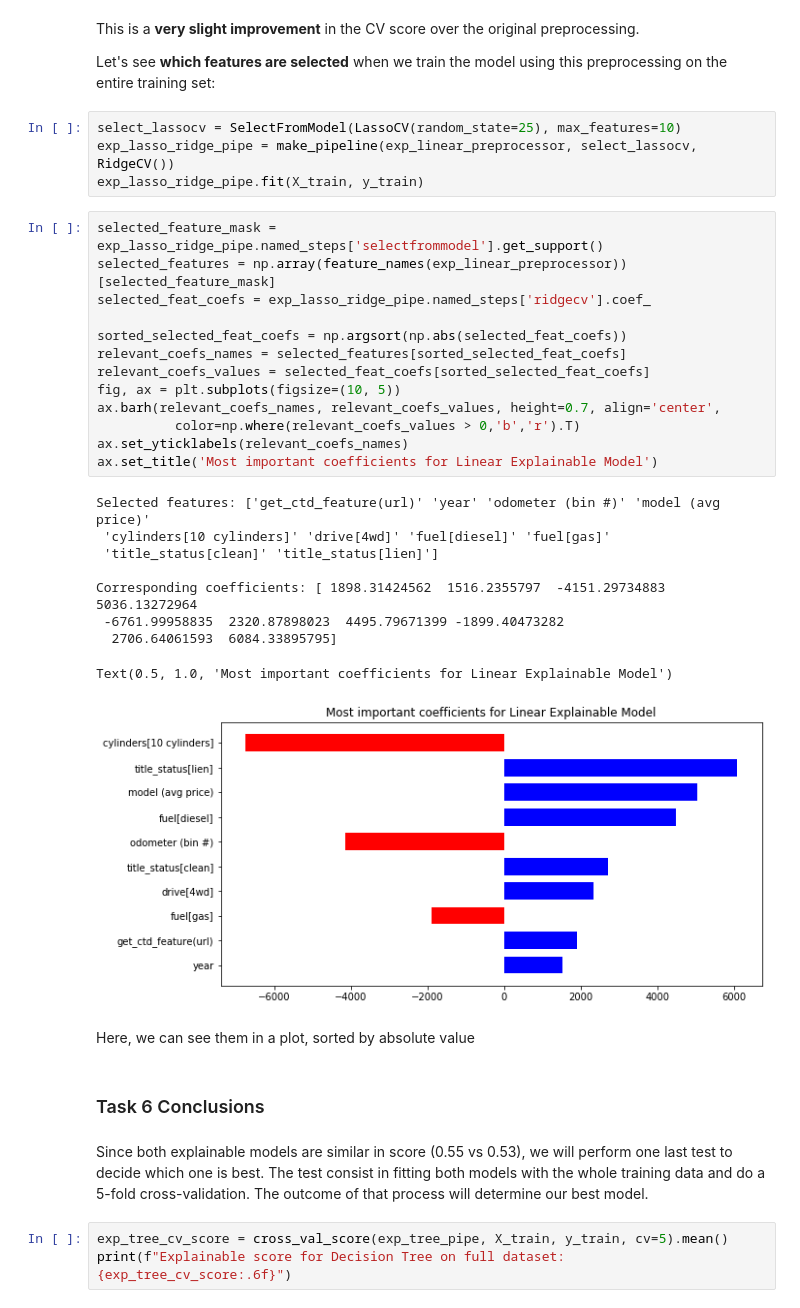
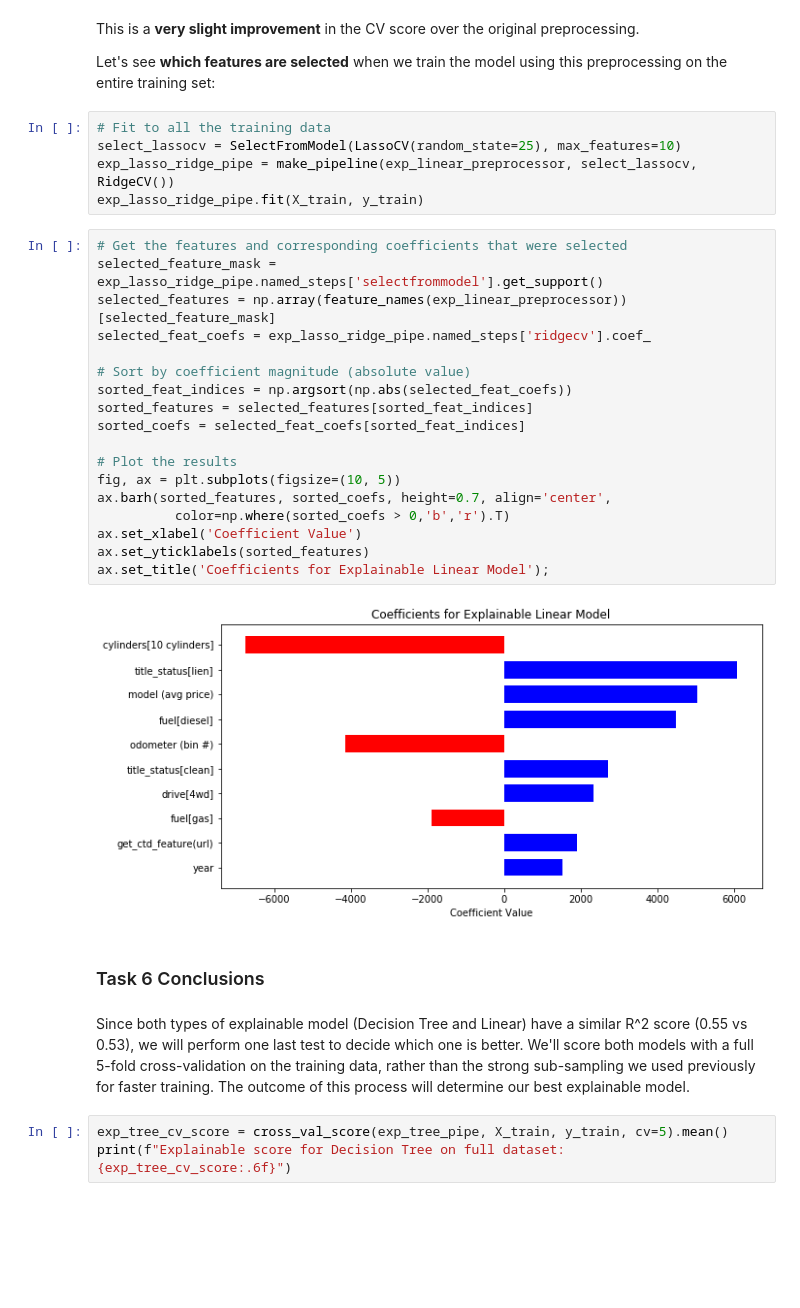
Before and after one commit to AppliedML2020/assignment-3-tomas-larrain, a Jupyter notebook: hw-3.ipynb, the cells around one changed output. Drawn from its saved outputs; the diff is of its cells as text; blank space fills up the shorter version.

```diff
--- a/hw-3.ipynb
+++ b/hw-3.ipynb
@@ -1680,38 +1686,34 @@ This is a **very slight improvement** in the CV score over the original preproce
 
 Let's see **which features are selected** when we train the model using this preprocessing on the entire training set:
 # %%
+# Fit to all the training data
 select_lassocv = SelectFromModel(LassoCV(random_state=25), max_features=10)
 exp_lasso_ridge_pipe = make_pipeline(exp_linear_preprocessor, select_lassocv, RidgeCV())
 exp_lasso_ridge_pipe.fit(X_train, y_train)
 # %%
+# Get the features and corresponding coefficients that were selected
 selected_feature_mask = exp_lasso_ridge_pipe.named_steps['selectfrommodel'].get_support()
 selected_features = np.array(feature_names(exp_linear_preprocessor))[selected_feature_mask]
 selected_feat_coefs = exp_lasso_ridge_pipe.named_steps['ridgecv'].coef_
 
-sorted_selected_feat_coefs = np.argsort(np.abs(selected_feat_coefs))
-relevant_coefs_names = selected_features[sorted_selected_feat_coefs]
-relevant_coefs_values = selected_feat_coefs[sorted_selected_feat_coefs]
+# Sort by coefficient magnitude (absolute value)
+sorted_feat_indices = np.argsort(np.abs(selected_feat_coefs))
+sorted_features = selected_features[sorted_feat_indices]
+sorted_coefs = selected_feat_coefs[sorted_feat_indices]
+
+# Plot the results
 fig, ax = plt.subplots(figsize=(10, 5))
-ax.barh(relevant_coefs_names, relevant_coefs_values, height=0.7, align='center',
-          color=np.where(relevant_coefs_values > 0,'b','r').T)
-ax.set_yticklabels(relevant_coefs_names)
-ax.set_title('Most important coefficients for Linear Explainable Model')
+ax.barh(sorted_features, sorted_coefs, height=0.7, align='center',
+          color=np.where(sorted_coefs > 0,'b','r').T)
+ax.set_xlabel('Coefficient Value')
+ax.set_yticklabels(sorted_features)
+ax.set_title('Coefficients for Explainable Linear Model');
 # %% [output]
-Selected features: ['get_ctd_feature(url)' 'year' 'odometer (bin #)' 'model (avg price)'
- 'cylinders[10 cylinders]' 'drive[4wd]' 'fuel[diesel]' 'fuel[gas]'
- 'title_status[clean]' 'title_status[lien]']
-
-Corresponding coefficients: [ 1898.31424562  1516.2355797  -4151.29734883  5036.13272964
- -6761.99958835  2320.87898023  4495.79671399 -1899.40473282
-  2706.64061593  6084.33895795]
-Text(0.5, 1.0, 'Most important coefficients for Linear Explainable Model')
-[figure, old version]
+[figure, new version]
-# %% [markdown]
-Here, we can see them in a plot, sorted by absolute value
 # %% [markdown]
 ### Task 6 Conclusions
 # %% [markdown]
-Since both explainable models are similar in score (0.55 vs 0.53), we will perform one last test to decide which one is best. The test consist in fitting both models with the whole training data and do a 5-fold cross-validation. The outcome of that process will determine our best model.
+Since both types of explainable model (Decision Tree and Linear) have a similar R^2 score (0.55 vs 0.53), we will perform one last test to decide which one is better. We'll score both models with a full 5-fold cross-validation on the training data, rather than the strong sub-sampling we used previously for faster training. The outcome of this process will determine our best explainable model.
 # %%
 exp_tree_cv_score = cross_val_score(exp_tree_pipe, X_train, y_train, cv=5).mean()
 print(f"Explainable score for Decision Tree on full dataset: {exp_tree_cv_score:.6f}")
```
Also changed, not shown: parts of 6 cells of this notebook.
